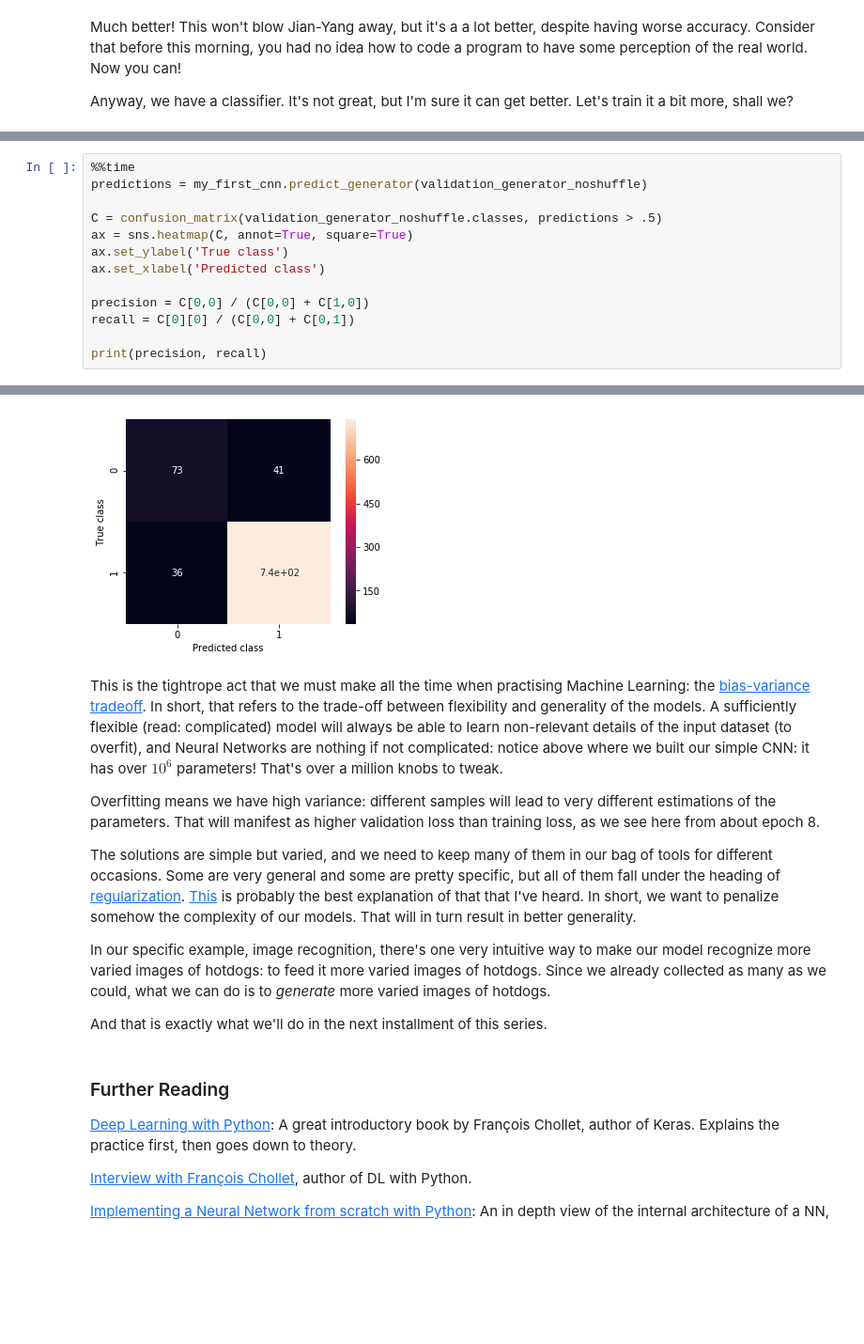
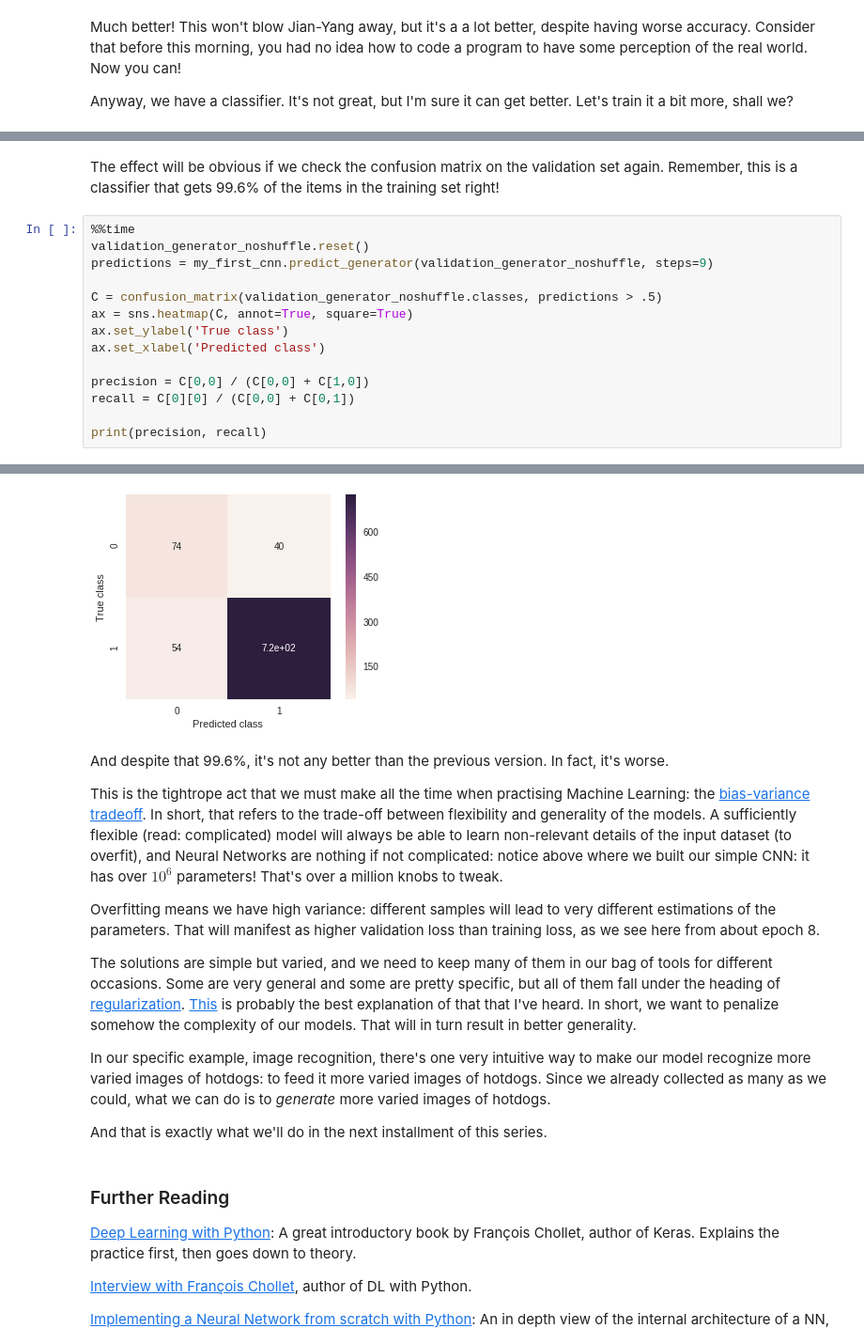
Before and after one commit to danimateos/hotdog-nohotdog, a Jupyter notebook: 04-Evaluating_the_classifier.ipynb, the cells around one changed output, grey strips where cells are left out. Shown at 94% size. Cells and saved outputs as stored; diff of their text form; blank space fills up the shorter version.

```diff
--- a/04-Evaluating_the_classifier.ipynb
+++ b/04-Evaluating_the_classifier.ipynb
@@ -241,6 +262,9 @@ Wall time: 93.3 ms
+# %% [markdown]
+The effect will be obvious if we check the confusion matrix on the validation set again. Remember, this is a classifier that gets 99.6% of the items in the training set right!
 # %%
 %%time
-predictions = my_first_cnn.predict_generator(validation_generator_noshuffle)
+validation_generator_noshuffle.reset()
+predictions = my_first_cnn.predict_generator(validation_generator_noshuffle, steps=9)
 
 C = confusion_matrix(validation_generator_noshuffle.classes, predictions > .5)
 ax = sns.heatmap(C, annot=True, square=True)
@@ -258,5 +282,7 @@ Wall time: 9.97 s
-[figure, old version]
+[figure, new version]
 # %% [markdown]
+And despite that 99.6%, it's not any better than the previous version. In fact, it's worse.
+
 This is the tightrope act that we must make all the time when practising Machine Learning: the [bias-variance tradeoff]. In short, that refers to the trade-off between flexibility and generality of the models. A sufficiently flexible (read: complicated) model will always be able to learn non-relevant details of the input dataset (to overfit), and Neural Networks are nothing if not complicated: notice above where we built our simple CNN: it has over $10^6$ parameters! That's over a million knobs to tweak.
 
 Overfitting means we have high variance: different samples will lead to very different estimations of the parameters. That will manifest as higher validation loss than training loss, as we see here from about epoch 8.
```
Also changed, not shown: parts of 10 cells of this notebook.
